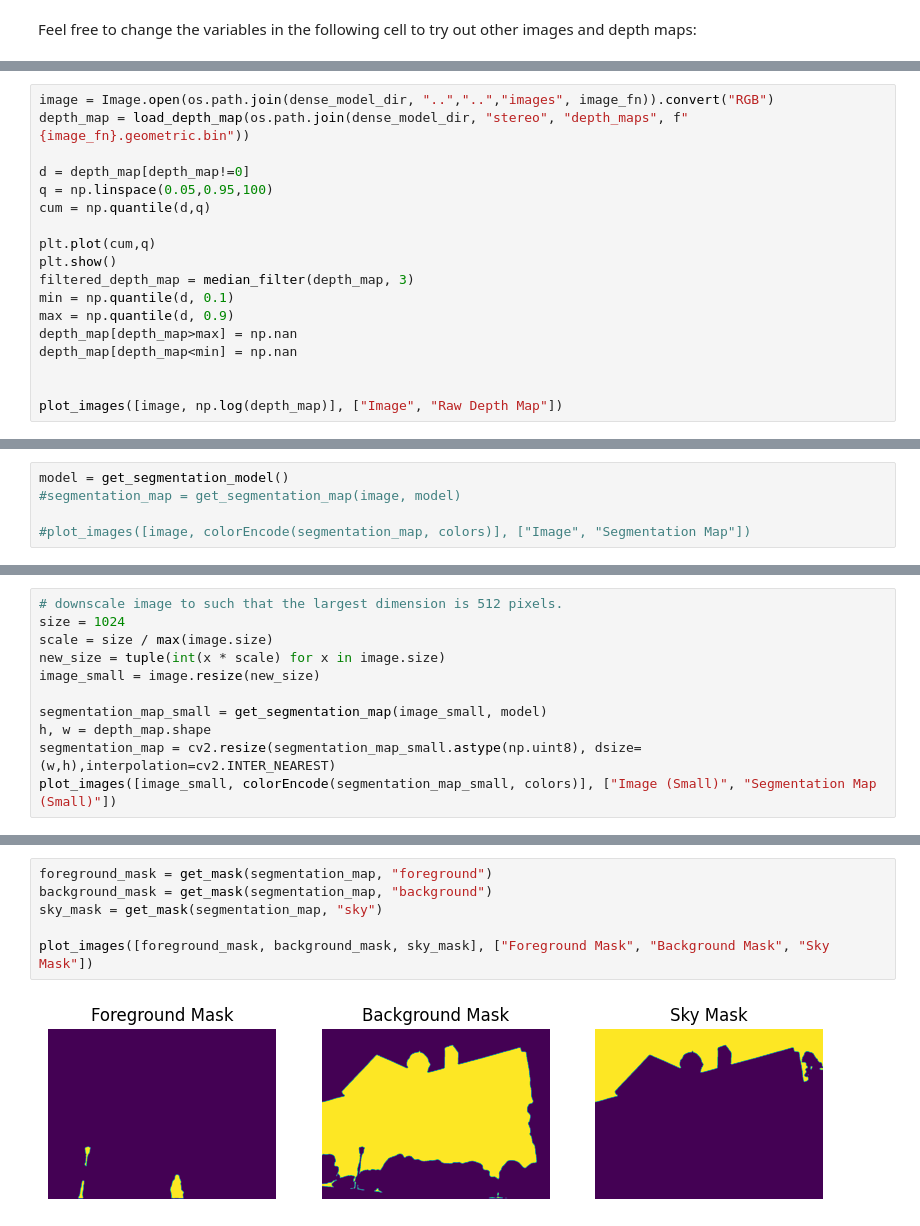
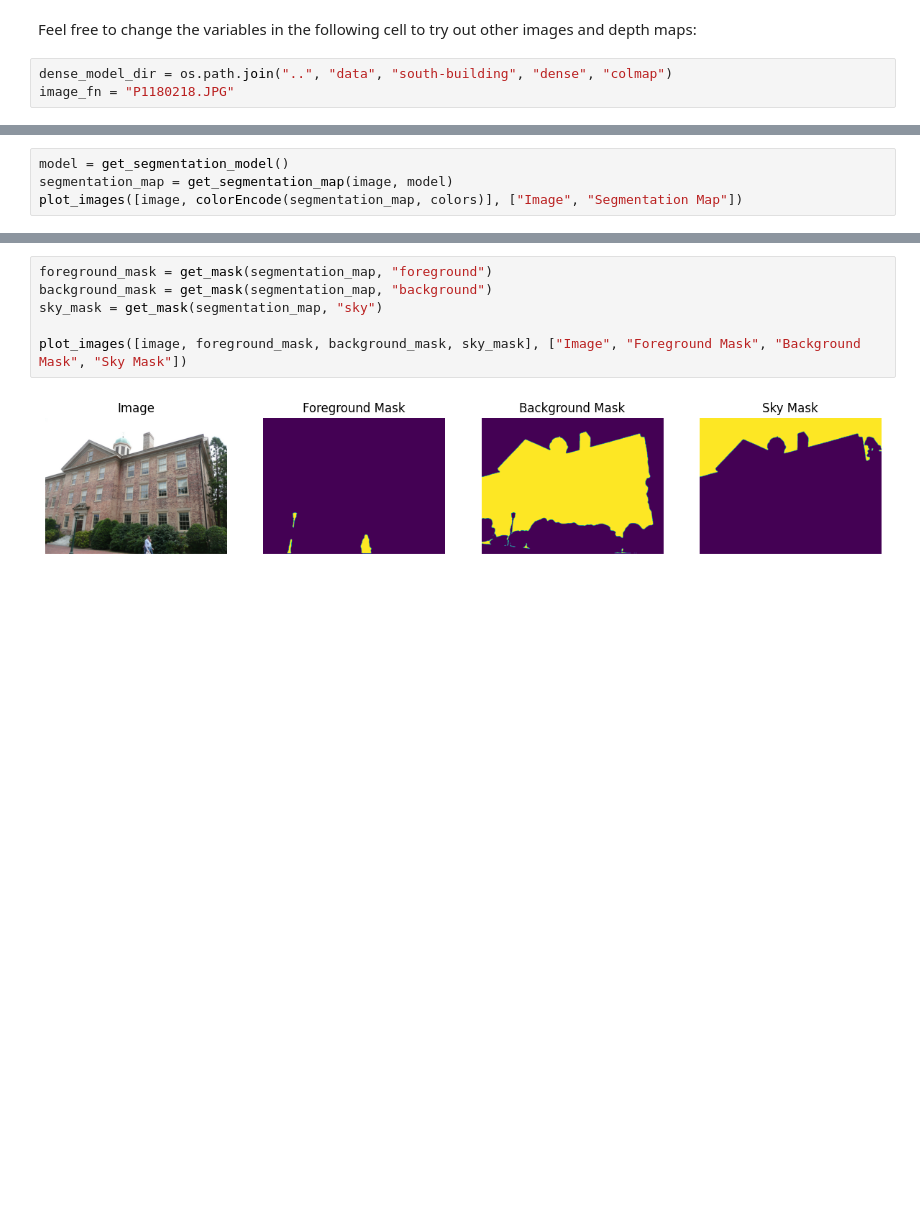
Before and after one commit to fyangch/RefinedMegaDepth, a Jupyter notebook: notebooks/postprocessing.ipynb, the cells around one changed output, grey strips where cells are left out. Saved outputs shown, nothing was run; the diff lists cells and outputs as text; blank space fills up the shorter version.

Commit message:
Update postprocessing notebook, add notebook for depth map comparison

```diff
--- a/notebooks/postprocessing.ipynb
+++ b/notebooks/postprocessing.ipynb
@@ -56,2 +35,5 @@ with open("object150_info.csv") as f:
 # %% [markdown]
 Feel free to change the variables in the following cell to try out other images and depth maps:
+# %%
+dense_model_dir = os.path.join("..", "data", "south-building", "dense", "colmap")
+image_fn = "P1180218.JPG"
@@ -84,18 +52,0 @@ image_fn = "51039207_eb853788fd_o.jpg"
-# %%
-image = Image.open(os.path.join(dense_model_dir, "..","..","images", image_fn)).convert("RGB")
-depth_map = load_depth_map(os.path.join(dense_model_dir, "stereo", "depth_maps", f"{image_fn}.geometric.bin"))
-
-d = depth_map[depth_map!=0]
-q = np.linspace(0.05,0.95,100)
-cum = np.quantile(d,q)
-
-plt.plot(cum,q)
-plt.show()
-filtered_depth_map = median_filter(depth_map, 3)
-min = np.quantile(d, 0.1)
-max = np.quantile(d, 0.9)
-depth_map[depth_map>max] = np.nan
-depth_map[depth_map<min] = np.nan
-
-
-plot_images([image, np.log(depth_map)], ["Image", "Raw Depth Map"])
@@ -108,8 +56,7 @@ As a first step, we extract a segmentation map from the image.
 # %%
 model = get_segmentation_model()
-#segmentation_map = get_segmentation_map(image, model)
-
-#plot_images([image, colorEncode(segmentation_map, colors)], ["Image", "Segmentation Map"])
+segmentation_map = get_segmentation_map(image, model)
+plot_images([image, colorEncode(segmentation_map, colors)], ["Image", "Segmentation Map"])
 # %% [output]
 Loading weights for net_encoder
 Loading weights for net_decoder
@@ -118,11 +63,0 @@ The quality of the segmentation seems to suffer when you reduce the image size.
-# %%
-# downscale image to such that the largest dimension is 512 pixels.
-size = 1024
-scale = size / max(image.size)
-new_size = tuple(int(x * scale) for x in image.size)
-image_small = image.resize(new_size)
-
-segmentation_map_small = get_segmentation_map(image_small, model)
-h, w = depth_map.shape
-segmentation_map = cv2.resize(segmentation_map_small.astype(np.uint8), dsize=(w,h),interpolation=cv2.INTER_NEAREST)
-plot_images([image_small, colorEncode(segmentation_map_small, colors)], ["Image (Small)", "Segmentation Map (Small)"])
@@ -151,8 +84,8 @@ Using the segmentation map, we can extract the following masks:
 # %%
 foreground_mask = get_mask(segmentation_map, "foreground")
 background_mask = get_mask(segmentation_map, "background")
 sky_mask = get_mask(segmentation_map, "sky")
 
-plot_images([foreground_mask, background_mask, sky_mask], ["Foreground Mask", "Background Mask", "Sky Mask"])
+plot_images([image, foreground_mask, background_mask, sky_mask], ["Image", "Foreground Mask", "Background Mask", "Sky Mask"])
 # %% [output]
-[figure, old version]
+[figure, new version]
```
Also changed, not shown: parts of 20 cells of this notebook, 2 other files.
